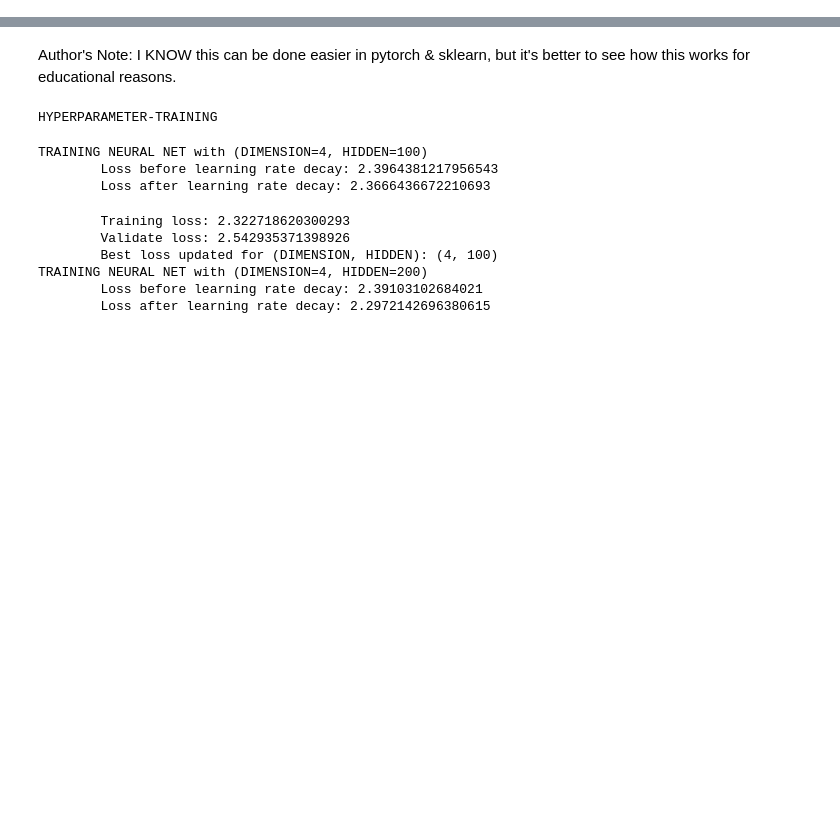
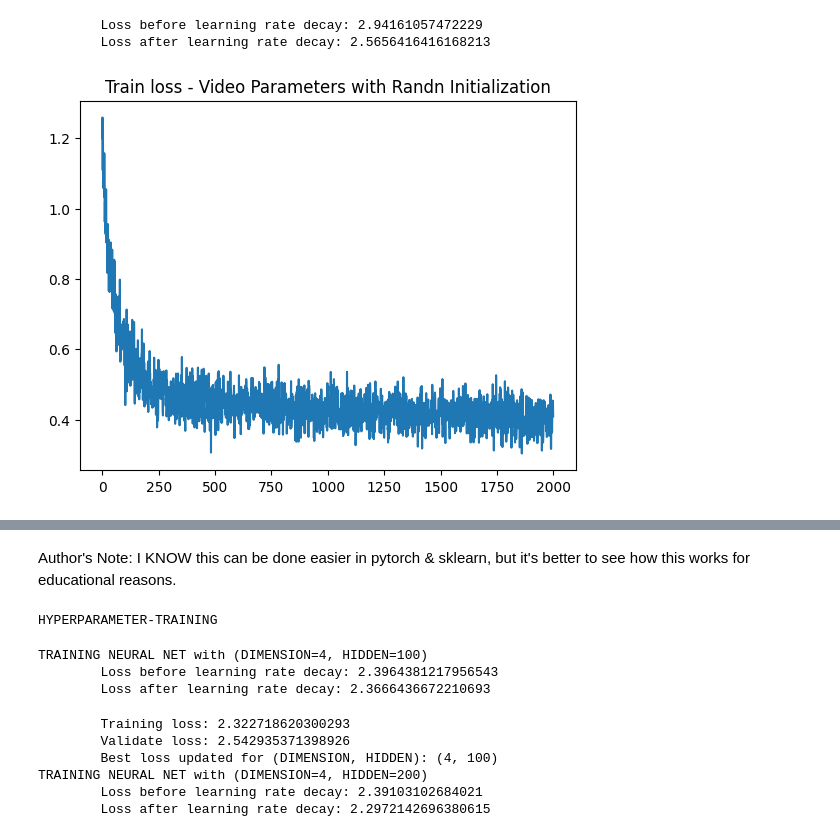
Before and after one commit to dhern023/course-neural-networks-zero-to-hero, a Jupyter notebook: makemore/mlp_exercises.ipynb, the cells around one changed output, grey strips where cells are left out. Saved outputs shown, nothing was run; the diff lists cells and outputs as text; code cells hidden in the pictures; blank space fills up the shorter version.

Commit message:
Completed initialization exercise

```diff
--- a/makemore/mlp_exercises.ipynb
+++ b/makemore/mlp_exercises.ipynb
@@ -107,0 +149,6 @@ matrix_ngrams = torch.tensor(list_vectors, dtype = torch.int64, device=device)
+# %%
+# Same as in the video - before hypertuning to just demonstrate
+SIZE_DIMENSION=2
+SIZE_HIDDEN=100
+NUM_EPOCHS=2000
+SIZE_BATCH=32
@@ -107,0 +159,44 @@ matrix_ngrams = torch.tensor(list_vectors, dtype = torch.int64, device=device)
+# %%
+# Demo - Wasted epochs due to wrong initialization
+
+C = torch.randn(size=(len(dict_ix_to_token),SIZE_DIMENSION), generator=g, device=device)
+W1 = torch.randn(size=(SIZE_CONTEXT-1, SIZE_DIMENSION, SIZE_HIDDEN), generator=g, device=device)
+b1 = torch.randn(SIZE_HIDDEN, generator=g, device=device)
+W2 = torch.randn(size=(SIZE_HIDDEN, len(dict_ix_to_token)), generator=g, device=device)
+b2 = torch.randn(len(dict_ix_to_token), generator=g, device=device)
+list_parameters = [C, W1, b1, W2, b2]
+
+list_steps = []
+list_loss = []
+
+LEARNING_RATE = 0.1 # discovered empirocally
+epoch_decay = NUM_EPOCHS*0.9 # after 90% of epochs
+for p in list_parameters:
+    p.requires_grad=True
+for i in range(NUM_EPOCHS):
+    # mini-batch
+    indices = torch.randint(0, Xtr.shape[0], (SIZE_BATCH,))
+    loss = forward_pass(Xtr[indices], Ytr[indices], list_parameters)
+    # backward pass
+    for p in list_parameters:
+        p.grad = None
+    loss.backward()
+
+    # update parameters
+    if i == epoch_decay:
+        print("\tLoss before learning rate decay:", loss.item())
+        LEARNING_RATE = LEARNING_RATE * 0.1
+    for p in list_parameters:
+        p.data += -LEARNING_RATE * p.grad # going against the gradient reduces the loss
+    list_steps.append(i)
+    list_loss.append(loss.log10().item())
+
+print("\tLoss after learning rate decay:", loss.item())
+plt.title(f"Train loss - Video Parameters with Randn Initialization")
+plt.plot(list_steps, list_loss)
+plt.show()
+plt.close()
+# %% [output]
+        Loss before learning rate decay: 2.94161057472229
+        Loss after learning rate decay: 2.5656416416168213
+[figure, added]
```
Also changed, not shown: parts of 16 cells of this notebook.
